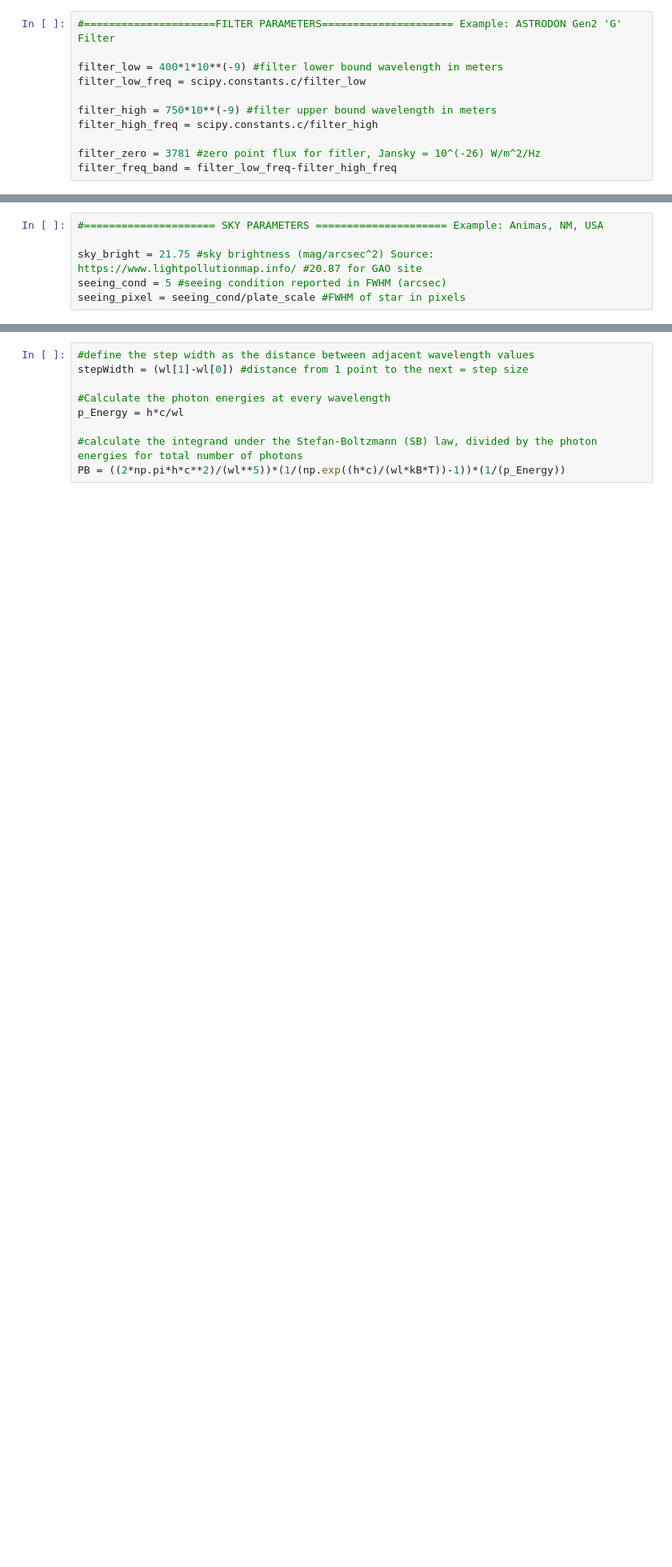
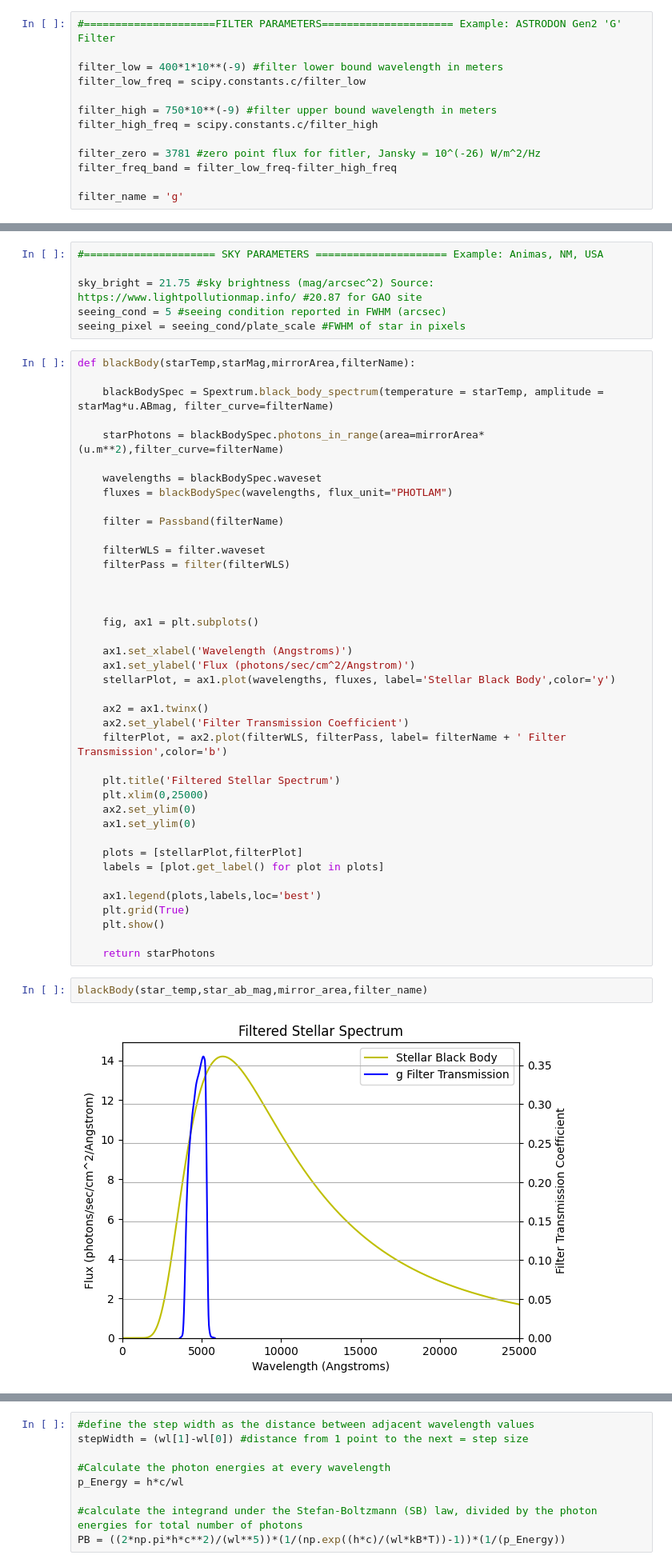
Before and after one commit to RJWier/Glenlea-ETC, a Jupyter notebook: EXPOSURE_TIME_CALCULATOR.ipynb, the cells around one changed output, grey strips where cells are left out. Shown: that part at 80% size. Drawn from its saved outputs; the diff is of its cells as text; blank space fills up the shorter version.

```diff
--- a/EXPOSURE_TIME_CALCULATOR.ipynb
+++ b/EXPOSURE_TIME_CALCULATOR.ipynb
@@ -42,4 +45,6 @@ filter_high_freq = scipy.constants.c/filter_high
 
 filter_zero = 3781 #zero point flux for fitler, Jansky = 10^(-26) W/m^2/Hz
 filter_freq_band = filter_low_freq-filter_high_freq
+
+filter_name = 'g'
 # %%
@@ -82,3 +83,47 @@ FOV_area = FOV_width*FOV_height
 sky_bright = 21.75 #sky brightness (mag/arcsec^2) Source: https://www.lightpollutionmap.info/ #20.87 for GAO site
 seeing_cond = 5 #seeing condition reported in FWHM (arcsec)
 seeing_pixel = seeing_cond/plate_scale #FWHM of star in pixels
+# %%
+def blackBody(starTemp,starMag,mirrorArea,filterName):
+
+    blackBodySpec = Spextrum.black_body_spectrum(temperature = starTemp, amplitude = starMag*u.ABmag, filter_curve=filterName)
+
+    starPhotons = blackBodySpec.photons_in_range(area=mirrorArea*(u.m**2),filter_curve=filterName)
+
+    wavelengths = blackBodySpec.waveset
+    fluxes = blackBodySpec(wavelengths, flux_unit="PHOTLAM")
+
+    filter = Passband(filterName)
+
+    filterWLS = filter.waveset
+    filterPass = filter(filterWLS)
+
+
+
+    fig, ax1 = plt.subplots()
+
+    ax1.set_xlabel('Wavelength (Angstroms)')
+    ax1.set_ylabel('Flux (photons/sec/cm^2/Angstrom)')
+    stellarPlot, = ax1.plot(wavelengths, fluxes, label='Stellar Black Body',color='y')
+
+    ax2 = ax1.twinx()
+    ax2.set_ylabel('Filter Transmission Coefficient')
+    filterPlot, = ax2.plot(filterWLS, filterPass, label= filterName + ' Filter Transmission',color='b')
+
+    plt.title('Filtered Stellar Spectrum')
+    plt.xlim(0,25000)
+    ax2.set_ylim(0)
+    ax1.set_ylim(0)
+
+    plots = [stellarPlot,filterPlot]
+    labels = [plot.get_label() for plot in plots]
+
+    ax1.legend(plots,labels,loc='best')
+    plt.grid(True)
+    plt.show()
+
+    return starPhotons
+# %%
+blackBody(star_temp,star_ab_mag,mirror_area,filter_name)
+# %% [output]
+[figure, added]
```
Also changed, not shown: parts of 7 cells of this notebook.
